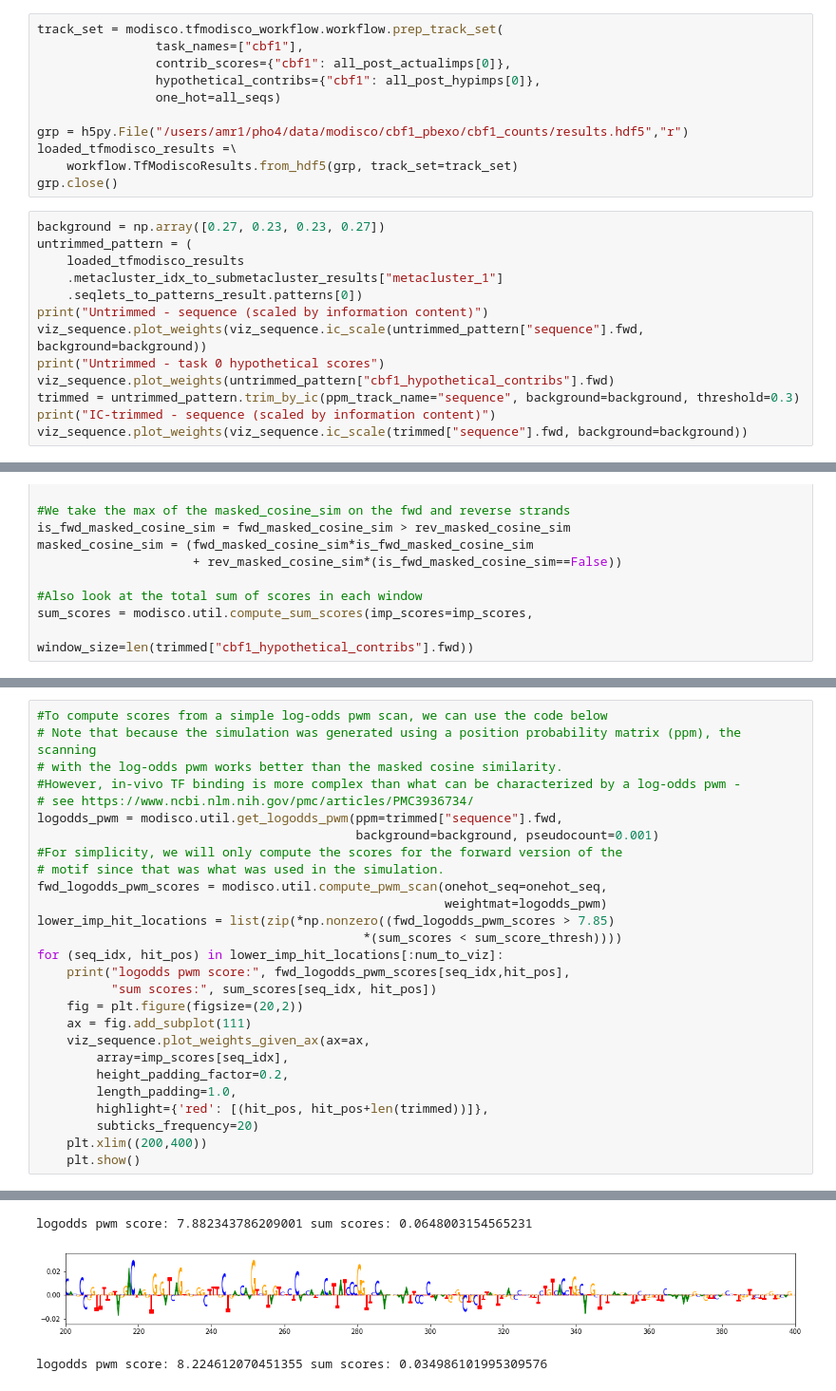
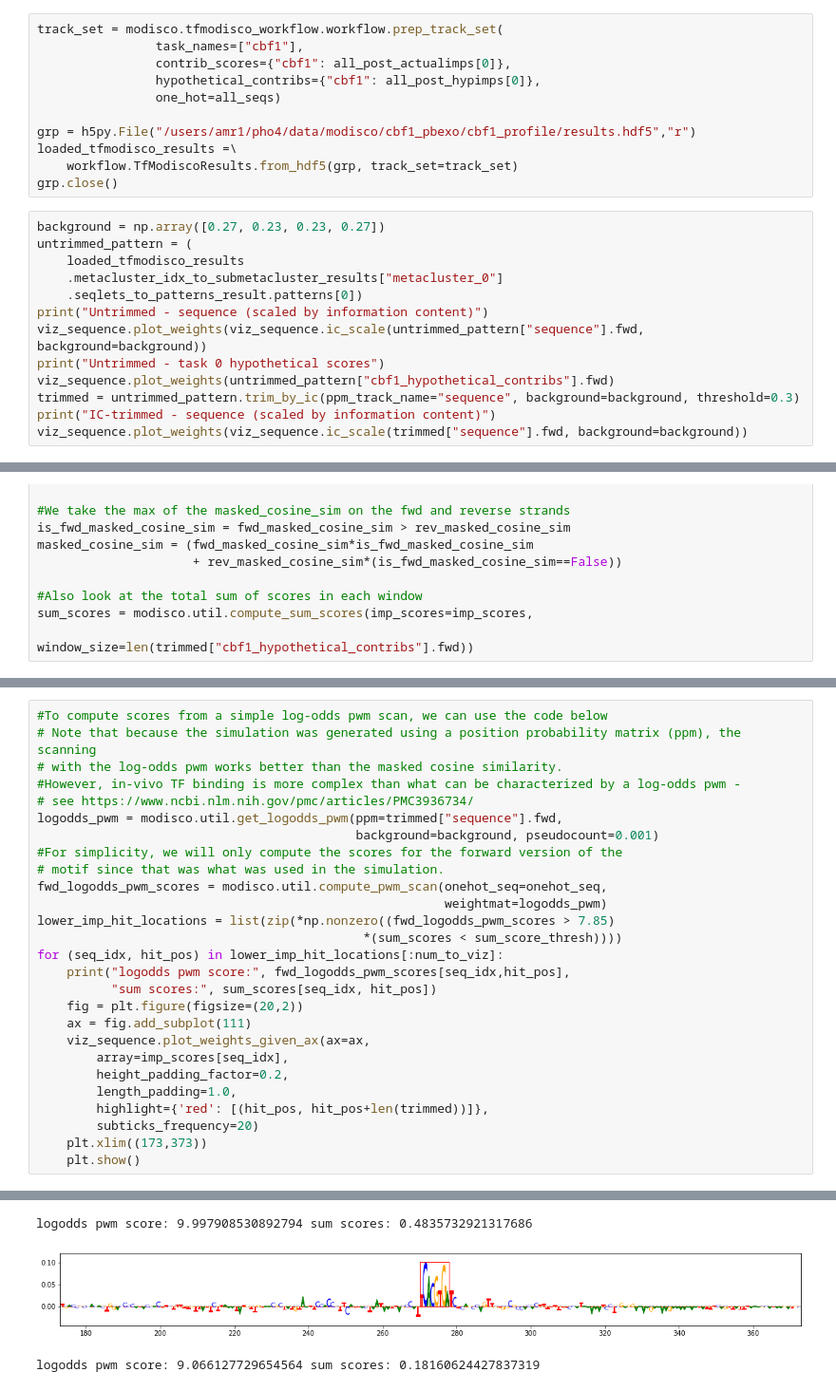
Before and after one commit to kundajelab/pho4, a Jupyter notebook: hit_scoring/cbf1_pbexo_profile.ipynb, the cells around one changed output, grey strips where cells are left out. Shown at 95% size. Cells and saved outputs as stored; diff of their text form.

```diff
--- a/hit_scoring/cbf1_pbexo_profile.ipynb
+++ b/hit_scoring/cbf1_pbexo_profile.ipynb
@@ -48,7 +48,7 @@ track_set = modisco.tfmodisco_workflow.workflow.prep_track_set(
                 hypothetical_contribs={"cbf1": all_post_hypimps[0]},
                 one_hot=all_seqs)
 
-grp = h5py.File("/users/amr1/pho4/data/modisco/cbf1_pbexo/cbf1_counts/results.hdf5","r")
+grp = h5py.File("/users/amr1/pho4/data/modisco/cbf1_pbexo/cbf1_profile/results.hdf5","r")
 loaded_tfmodisco_results =\
     workflow.TfModiscoResults.from_hdf5(grp, track_set=track_set)
 grp.close()
@@ -56,7 +56,7 @@ grp.close()
 background = np.array([0.27, 0.23, 0.23, 0.27])
 untrimmed_pattern = (
     loaded_tfmodisco_results
-    .metacluster_idx_to_submetacluster_results["metacluster_1"]
+    .metacluster_idx_to_submetacluster_results["metacluster_0"]
     .seqlets_to_patterns_result.patterns[0])
 print("Untrimmed - sequence (scaled by information content)")
 viz_sequence.plot_weights(viz_sequence.ic_scale(untrimmed_pattern["sequence"].fwd, background=background))
@@ -195,6 +195,6 @@ for (seq_idx, hit_pos) in lower_imp_hit_locations[:num_to_viz]:
         length_padding=1.0,
         highlight={'red': [(hit_pos, hit_pos+len(trimmed))]},
         subticks_frequency=20)
-    plt.xlim((200,400))
+    plt.xlim((173,373))
     plt.show()
 # %% [output]
@@ -205,3 +205,3 @@ logodds pwm score: 7.882343786209001 sum scores: 0.07072345334163402
-logodds pwm score: 7.882343786209001 sum scores: 0.0648003154565231
+logodds pwm score: 9.997908530892794 sum scores: 0.4835732921317686
-[figure, old version]
+[figure, new version]
-logodds pwm score: 8.224612070451355 sum scores: 0.034986101995309576
+logodds pwm score: 9.066127729654564 sum scores: 0.18160624427837319
```
Also changed, not shown: parts of 9 cells of this notebook, 2 other files.
